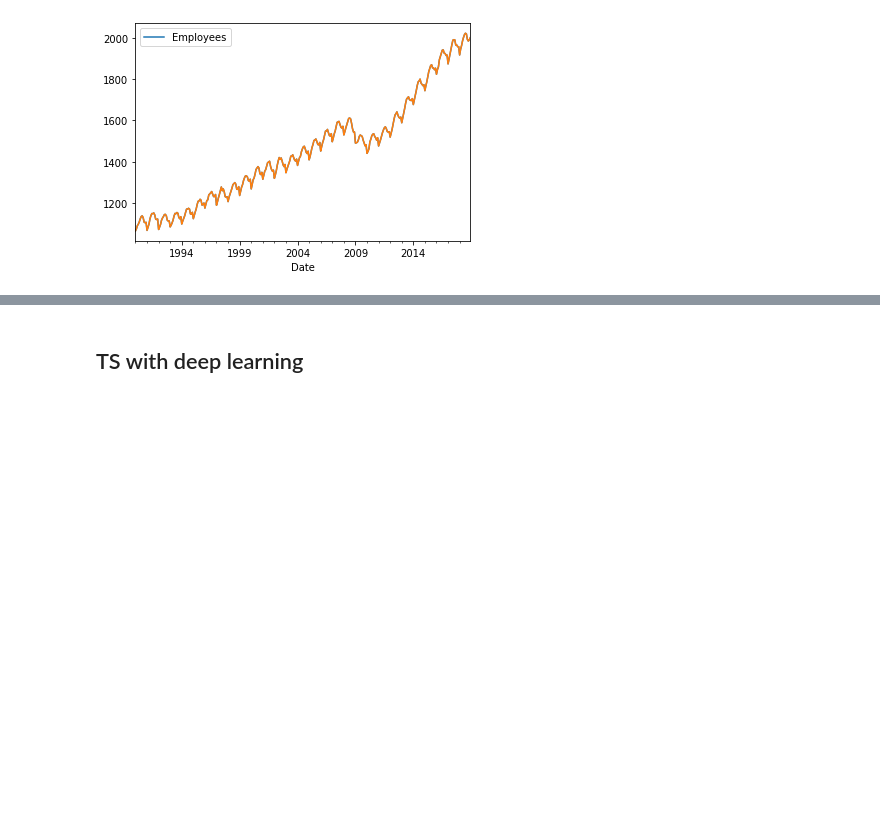
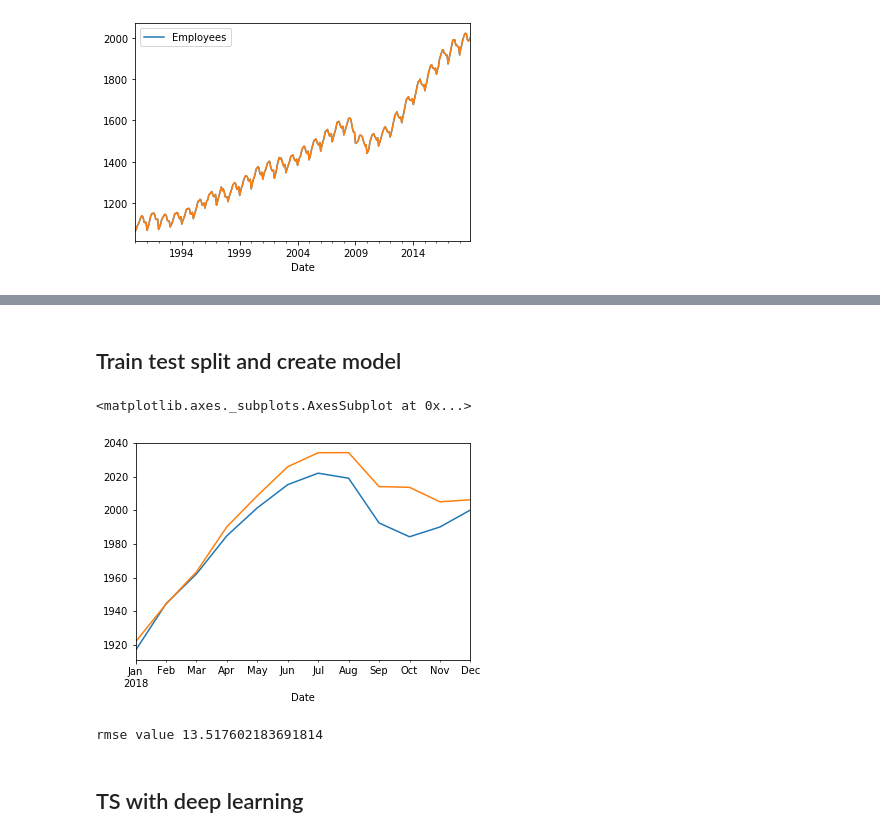
Before and after one commit to suman12345678/datascienceworknew, a Jupyter notebook: timeseries.ipynb, the cells around one changed output, grey strips where cells are left out. Drawn from its saved outputs; the diff is of its cells as text; code cells hidden in the pictures; blank space fills up the shorter version.

```diff
--- a/timeseries.ipynb
+++ b/timeseries.ipynb
@@ -912,0 +965,7 @@ result.plot()
+# %%
+from statsmodels.tsa.statespace.tools import diff
+from statsmodels.tsa.stattools import adfuller
+df['Diff_1']=diff(df['Employees'],k_diff=1)
+df=df.dropna()
+df['Diff_1']
+adfuller(df['Diff_1'])
@@ -913,21 +981,29 @@ result.plot()
+# %% [markdown]
+## Train test split and create model
 # %%
-#grid search to get order and seasonal order
-auto_arima(df['Employees'],seasonal=True,m=12).summary()
+from statsmodels.tsa.statespace.sarimax import SARIMAX
+from statsmodels.tools.eval_measures import rmse
+
 train=df.iloc[:len(df)-12]
 test=df.iloc[len(df)-12:]
 model=SARIMAX(train['Employees'],order=(0,1,0),seasonal_order=(2,0,0,12))
 results=model.fit()
 results.summary()
 #predict
 start=len(train)
 end=len(train)+len(test)-1
 pred=results.predict(start,end,typ='levels').rename('SARIMA test pred')
 test['Employees'].plot()
 pred.plot()
-
-# evalute
-rmse(test['Employees'],pred)
-# train on entire
-model=SARIMAX(df['Employee'],...)
+# %% [output]
+<matplotlib.axes._subplots.AxesSubplot at 0x...>
+[figure, added]
+# %%
+# evalute
+print('rmse value',rmse(test['Employees'],pred))
+# train on entire
+model=SARIMAX(df['Employees'],order=(0,1,0),seasonal_order=(2,0,0,12))
+# %% [output]
+rmse value 13.517602183691814
 # %% [markdown]
 ## TS with deep learning
```
Also changed, not shown: parts of 16 cells of this notebook.
